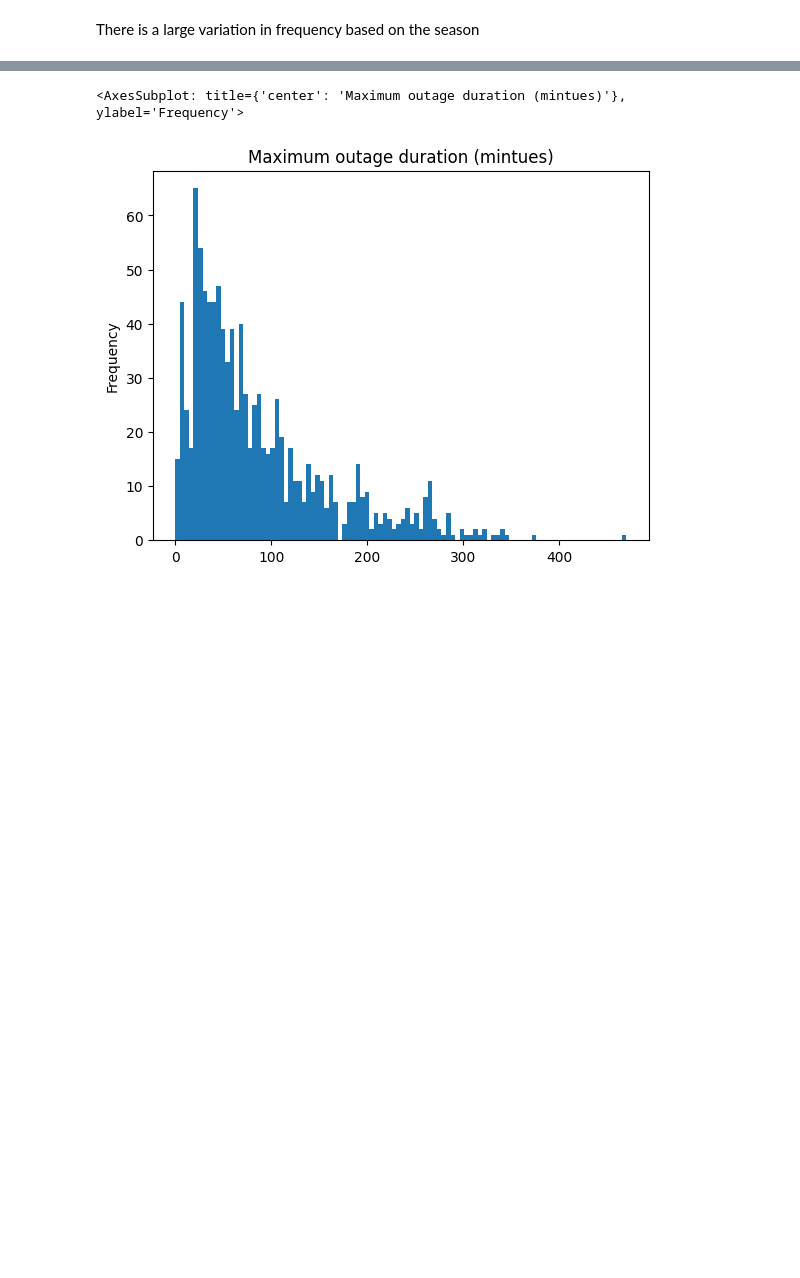
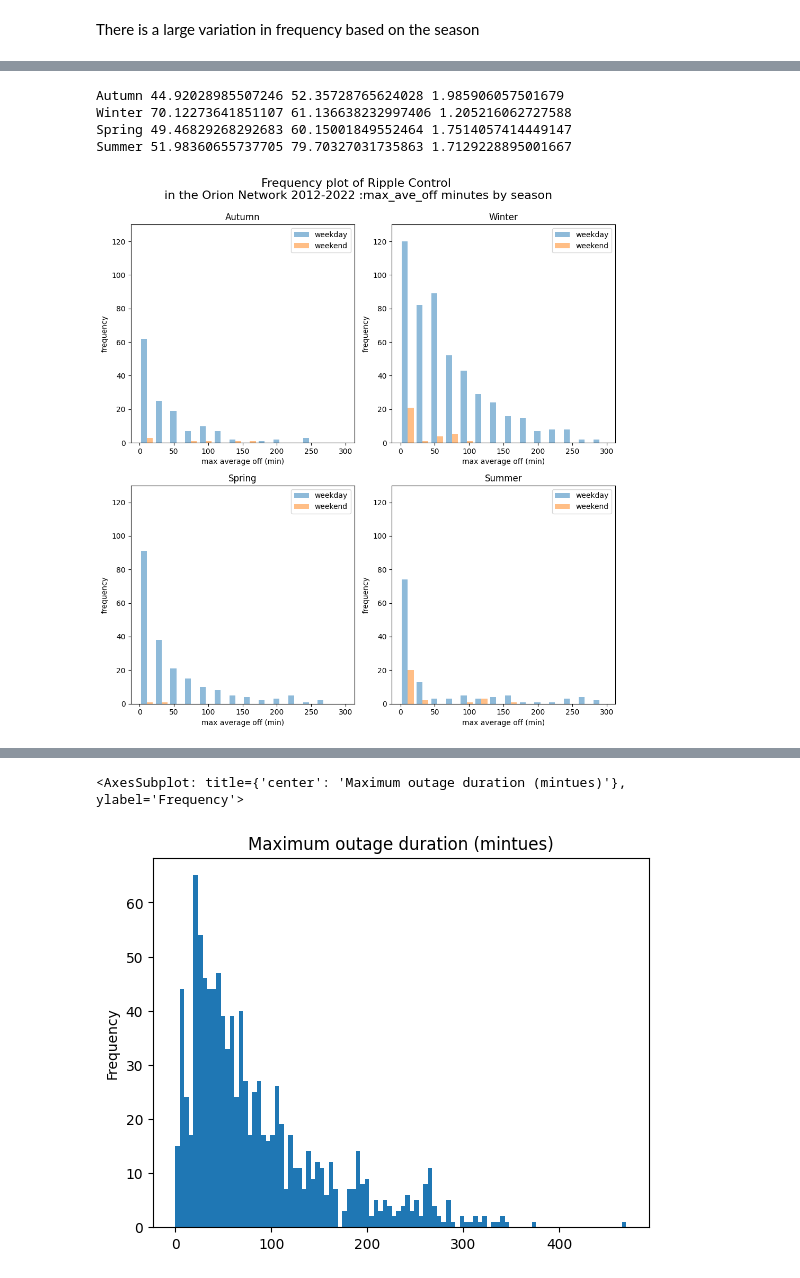
Before and after one commit to CJP123/cylinder, a Jupyter notebook: nbs/100_ripple_control.ipynb, the cells around one changed output, grey strips where cells are left out. Drawn from its saved outputs; the diff is of its cells as text; code cells hidden in the pictures; blank space fills up the shorter version.

```diff
--- a/nbs/100_ripple_control.ipynb
+++ b/nbs/100_ripple_control.ipynb
@@ -50,0 +92,31 @@ There is a large variation in frequency based on the season
+# %%
+# do a histogram plot of the max_average_off grouped by season and if the day was a week day or weekend as 4 separate subplots (one for each season)
+fig, axes = plt.subplots(2, 2, figsize=(10, 10))
+bins = np.linspace(0, 300, 15)
+
+for i, season in enumerate(df['season'].unique()):
+    ax = axes[i//2, i%2]
+    t = np.linspace(0, 300, 100)
+    # df[df['season'] == season].groupby('weekday')['max_ave_off'].plot(kind='hist', ax=ax, alpha=0.5, bins=bins, legend=True)
+    print(season,
+            df[(df.season == season)&(df['weekday']==True)].max_ave_off.mean(),
+            df[(df.season == season)&(df['weekday']==True)].max_ave_off.std(),skew(df[(df.season == season)&(df['weekday']==True)].max_ave_off))
+    ax.hist([df[(df.season == season)&(df['weekday']==True)].max_ave_off,
+             df[(df.season == season)&(df['weekday']==False)].max_ave_off],
+             bins=bins, alpha=0.5, label=['weekday','weekend'])
+    ax.set_title(season)
+    ax.set_xlabel('max average off (min)')
+    ax.set_ylabel('frequency')
+    ax.set_ylim(0, 130)
+
+    ax.legend()
+plt.tight_layout()
+fig.suptitle('Frequency plot of Ripple Control \nin the Orion Network 2012-2022 :max_ave_off minutes by season', fontsize=16, y=1.05)
+
+plt.show()
+# %% [output]
+Autumn 44.92028985507246 52.35728765624028 1.985906057501679
+Winter 70.12273641851107 61.136638232997406 1.205216062727588
+Spring 49.46829268292683 60.15001849552464 1.7514057414449147
+Summer 51.98360655737705 79.70327031735863 1.7129228895001667
+[figure, added]
```
Also changed, not shown: parts of 9 cells of this notebook, 5 other files.
